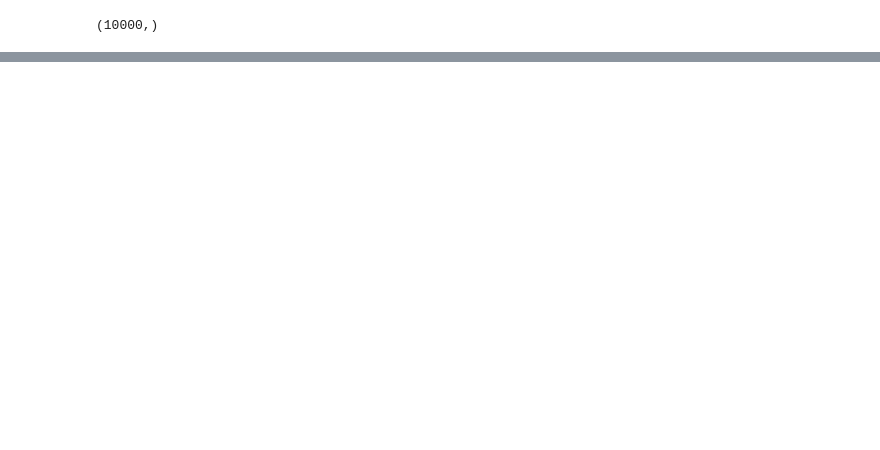
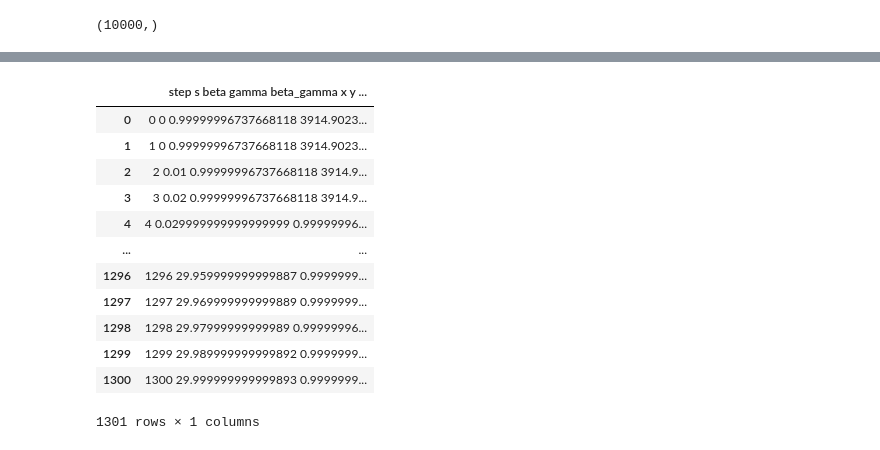
Before and after one commit to egstern/impactx-apps, a Jupyter notebook: realfodo_periods/analyze_fodo.ipynb, the cells around one changed output, grey strips where cells are left out. Cells and saved outputs as stored; diff of their text form; code cells hidden in the pictures; blank space fills up the shorter version.

```diff
--- a/realfodo_periods/analyze_fodo.ipynb
+++ b/realfodo_periods/analyze_fodo.ipynb
@@ -98,0 +124,16 @@ emit_x
+# %%
+ref_particle
+# %% [output]
+|  | step s beta gamma beta_gamma x y ... |
+| 0 | 0 0 0.99999996737668118 3914.9023... |
+| 1 | 1 0 0.99999996737668118 3914.9023... |
+| 2 | 2 0.01 0.99999996737668118 3914.9... |
+| 3 | 3 0.02 0.99999996737668118 3914.9... |
+| 4 | 4 0.029999999999999999 0.99999996... |
+| ... | ... |
+| 1296 | 1296 29.959999999999887 0.9999999... |
+| 1297 | 1297 29.969999999999889 0.9999999... |
+| 1298 | 1298 29.97999999999989 0.99999996... |
+| 1299 | 1299 29.989999999999892 0.9999999... |
+| 1300 | 1300 29.999999999999893 0.9999999... |
+1301 rows × 1 columns
```
Also changed, not shown: parts of 12 cells of this notebook, 2 other files.
